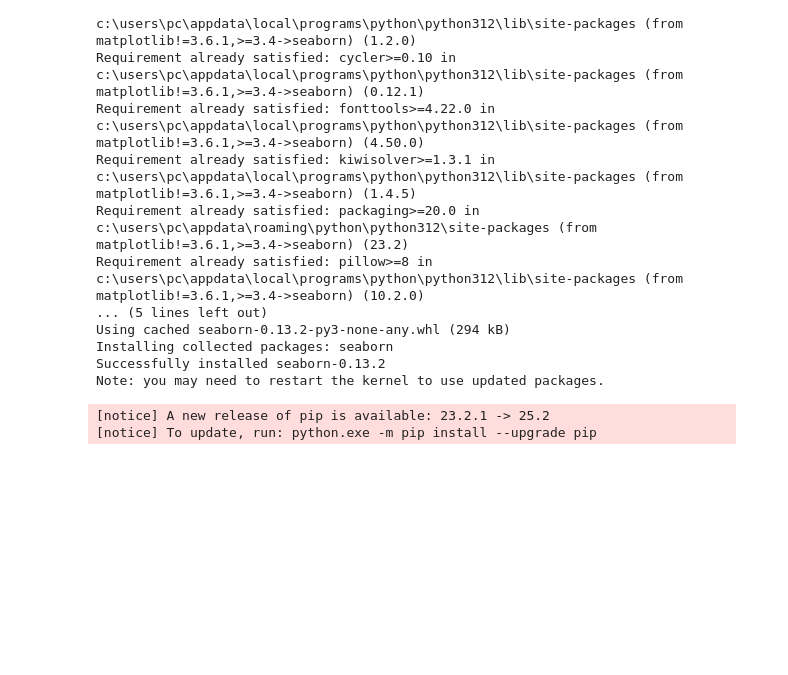
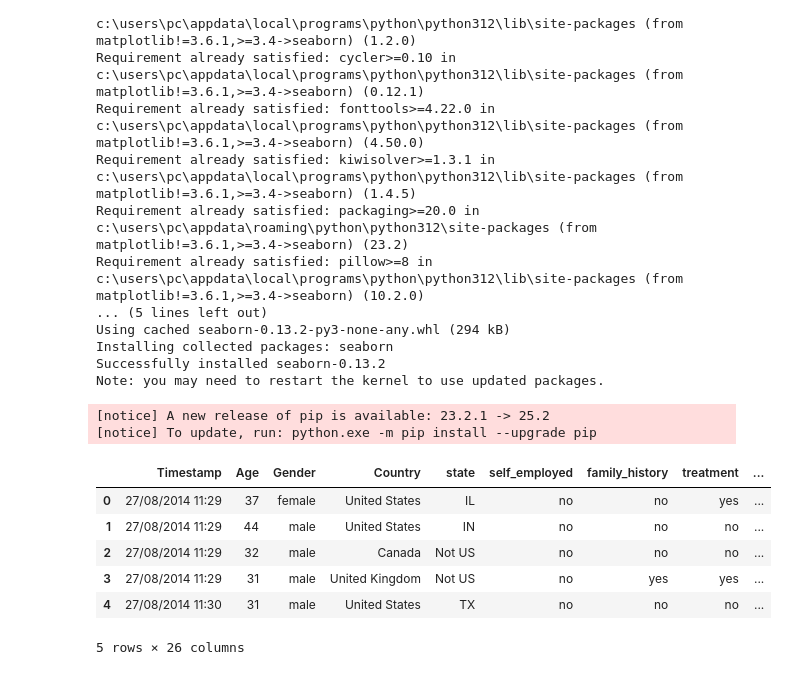
Before and after one commit to Testertesting-create/DSA2040A_DataMining_group1, a Jupyter notebook: DataMining_GroupProject_GroupMembersName/notebooks/4_insights_dashboard.ipynb, the cells around one changed output. Cells and saved outputs as stored; diff of their text form; code cells hidden in the pictures; blank space fills up the shorter version.

Commit message:
Update 4_insights_dashboard.ipynb
I created a mini dashboard for the app visualization of our data

```diff
--- a/DataMining_GroupProject_GroupMembersName/notebooks/4_insights_dashboard.ipynb
+++ b/DataMining_GroupProject_GroupMembersName/notebooks/4_insights_dashboard.ipynb
@@ -58,0 +62,12 @@ sns.set(style="whitegrid")
+# %%
+df = pd.read_csv('../data/transformed/OSMI_Mental_Health_Final.csv')  # Load the CSV file into a DataFrame
+
+df.head()  # Show the data
+# %% [output]
+|  | Timestamp | Age | Gender | Country | state | self_employed | family_history | treatment | ... |
+| 0 | 27/08/2014 11:29 | 37 | female | United States | IL | no | no | yes | ... |
+| 1 | 27/08/2014 11:29 | 44 | male | United States | IN | no | no | no | ... |
+| 2 | 27/08/2014 11:29 | 32 | male | Canada | Not US | no | no | no | ... |
+| 3 | 27/08/2014 11:29 | 31 | male | United Kingdom | Not US | no | yes | yes | ... |
+| 4 | 27/08/2014 11:30 | 31 | male | United States | TX | no | no | no | ... |
+5 rows × 26 columns
```
Also changed, not shown: parts of 4 cells of this notebook.
